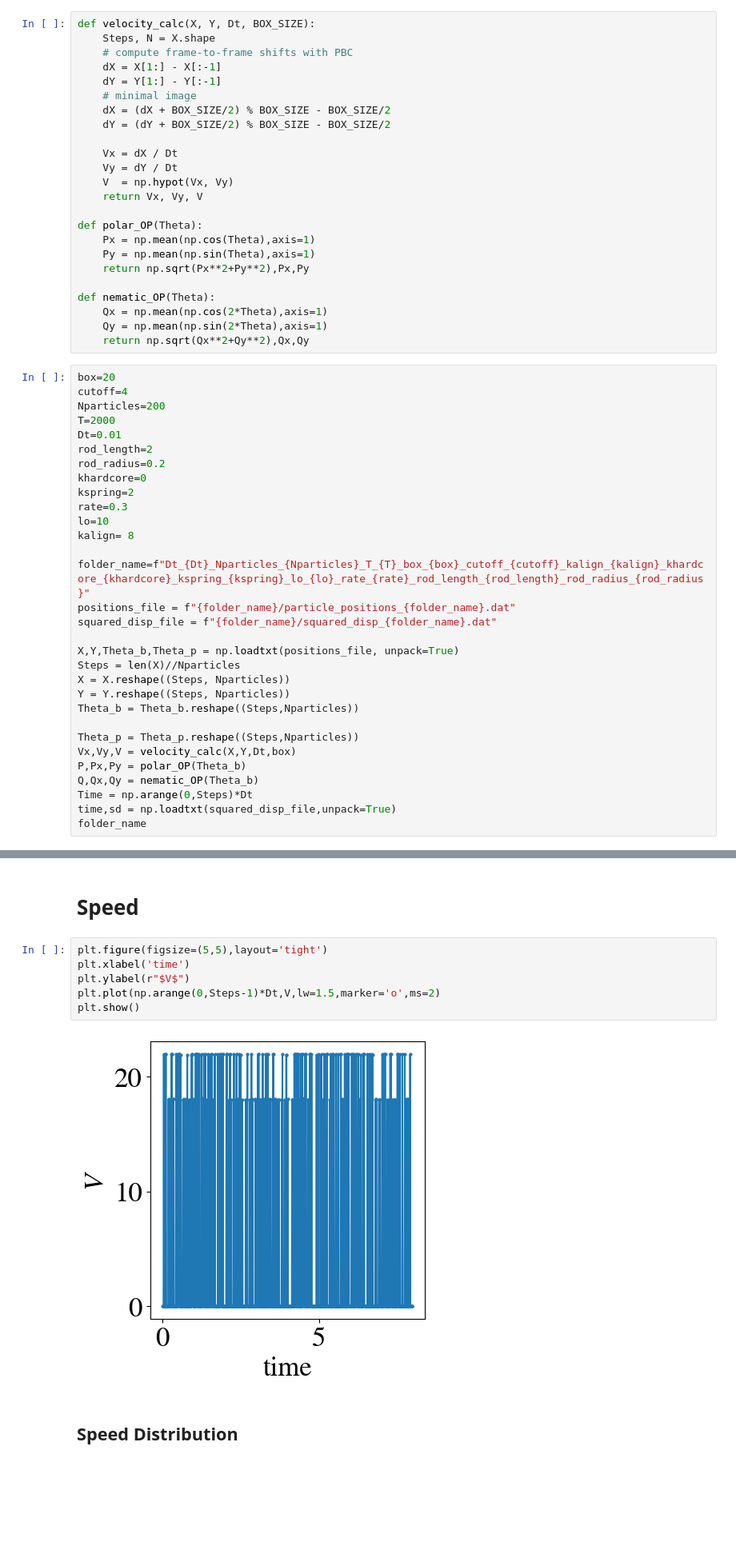
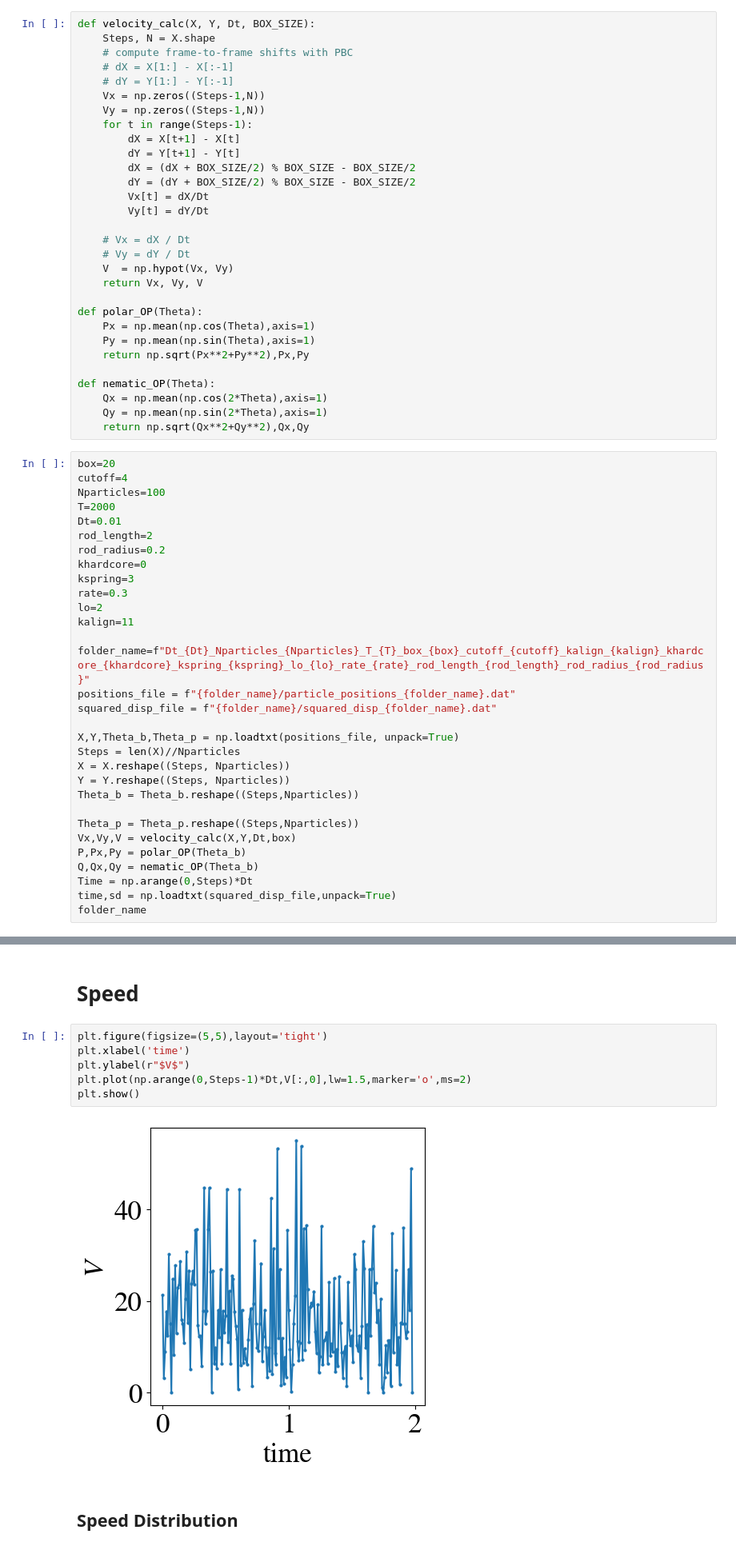
Before and after one commit to jannesantana/bacteria, a Jupyter notebook: 2d_model/rod_shaped/rods_tw_analysis.ipynb, the cells around one changed output, grey strips where cells are left out. Shown: that part at 80% size. Drawn from its saved outputs; the diff is of its cells as text; blank space fills up the shorter version.

```diff
--- a/2d_model/rod_shaped/rods_tw_analysis.ipynb
+++ b/2d_model/rod_shaped/rods_tw_analysis.ipynb
@@ -129,14 +129,20 @@ def one_frame(X, Y, Theta, T0, Tf, BOX_SIZE, ROD_LENGTH=0.6, ROD_WIDTH=0.1):
 def velocity_calc(X, Y, Dt, BOX_SIZE):
     Steps, N = X.shape
     # compute frame-to-frame shifts with PBC
-    dX = X[1:] - X[:-1]
-    dY = Y[1:] - Y[:-1]
-    # minimal image
-    dX = (dX + BOX_SIZE/2) % BOX_SIZE - BOX_SIZE/2
-    dY = (dY + BOX_SIZE/2) % BOX_SIZE - BOX_SIZE/2
+    # dX = X[1:] - X[:-1]
+    # dY = Y[1:] - Y[:-1]
+    Vx = np.zeros((Steps-1,N))
+    Vy = np.zeros((Steps-1,N))
+    for t in range(Steps-1):
+        dX = X[t+1] - X[t]
+        dY = Y[t+1] - Y[t]
+        dX = (dX + BOX_SIZE/2) % BOX_SIZE - BOX_SIZE/2
+        dY = (dY + BOX_SIZE/2) % BOX_SIZE - BOX_SIZE/2
+        Vx[t] = dX/Dt
+        Vy[t] = dY/Dt
 
-    Vx = dX / Dt
-    Vy = dY / Dt
+    # Vx = dX / Dt
+    # Vy = dY / Dt
     V  = np.hypot(Vx, Vy)
     return Vx, Vy, V
 
@@ -152,16 +158,16 @@ def nematic_OP(Theta):
 # %%
 box=20
 cutoff=4
-Nparticles=200
+Nparticles=100
 T=2000
 Dt=0.01
 rod_length=2
 rod_radius=0.2
 khardcore=0
-kspring=2
+kspring=3
 rate=0.3
-lo=10
-kalign= 8
+lo=2
+kalign=11
 
 folder_name=f"Dt_{Dt}_Nparticles_{Nparticles}_T_{T}_box_{box}_cutoff_{cutoff}_kalign_{kalign}_khardcore_{khardcore}_kspring_{kspring}_lo_{lo}_rate_{rate}_rod_length_{rod_length}_rod_radius_{rod_radius}"
 positions_file = f"{folder_name}/particle_positions_{folder_name}.dat"
@@ -222,10 +228,10 @@ plt.show()
 # %%
 plt.figure(figsize=(5,5),layout='tight')
 plt.xlabel('time')
 plt.ylabel(r"$V$")
-plt.plot(np.arange(0,Steps-1)*Dt,V,lw=1.5,marker='o',ms=2)
+plt.plot(np.arange(0,Steps-1)*Dt,V[:,0],lw=1.5,marker='o',ms=2)
 plt.show()
 # %% [output]
-[figure, old version]
+[figure, new version]
 # %% [markdown]
 ## Speed Distribution
```
Also changed, not shown: parts of 6 cells of this notebook, 20 other files.
